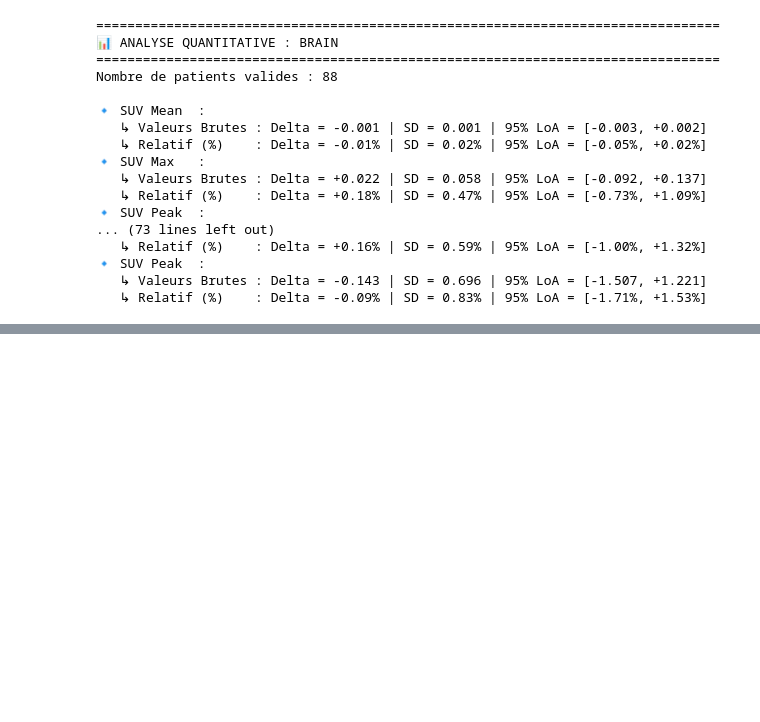
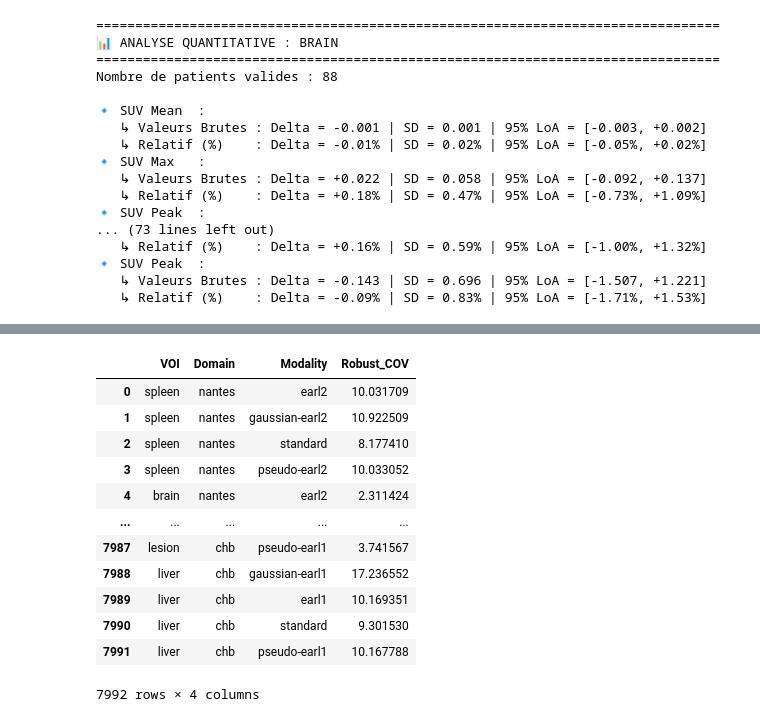
Before and after one commit to Arksyd96/federated-pet-harmonization, a Jupyter notebook: notebooks/pet_earl_translation_evaluation.ipynb, the cells around one changed output, grey strips where cells are left out. Saved outputs shown, nothing was run; the diff lists cells and outputs as text; code cells hidden in the pictures; blank space fills up the shorter version.

```diff
--- a/notebooks/pet_earl_translation_evaluation.ipynb
+++ b/notebooks/pet_earl_translation_evaluation.ipynb
@@ -1518,0 +1620,24 @@ Nombre de patients valides : 88
+# %%
+# =============================================================================
+# 1. CALCUL DU COV DEPUIS master_df
+# =============================================================================
+
+master_df['Robust_COV'] = master_df['original_firstorder_Mean'] / master_df['original_firstorder_MeanAbsoluteDeviation']
+df_cov_reel = master_df[['VOI', 'Domain', 'Modality', 'Robust_COV']].copy()
+df_cov_reel = df_cov_reel.replace([np.inf, -np.inf], np.nan).dropna(subset=['Robust_COV'])
+# %%
+df_cov_reel
+# %% [output]
+|  | VOI | Domain | Modality | Robust_COV |
+| 0 | spleen | nantes | earl2 | 10.031709 |
+| 1 | spleen | nantes | gaussian-earl2 | 10.922509 |
+| 2 | spleen | nantes | standard | 8.177410 |
+| 3 | spleen | nantes | pseudo-earl2 | 10.033052 |
+| 4 | brain | nantes | earl2 | 2.311424 |
+| ... | ... | ... | ... | ... |
+| 7987 | lesion | chb | pseudo-earl1 | 3.741567 |
+| 7988 | liver | chb | gaussian-earl1 | 17.236552 |
+| 7989 | liver | chb | earl1 | 10.169351 |
+| 7990 | liver | chb | standard | 9.301530 |
+| 7991 | liver | chb | pseudo-earl1 | 10.167788 |
+7992 rows × 4 columns
```
Also changed, not shown: parts of 5 cells of this notebook.
